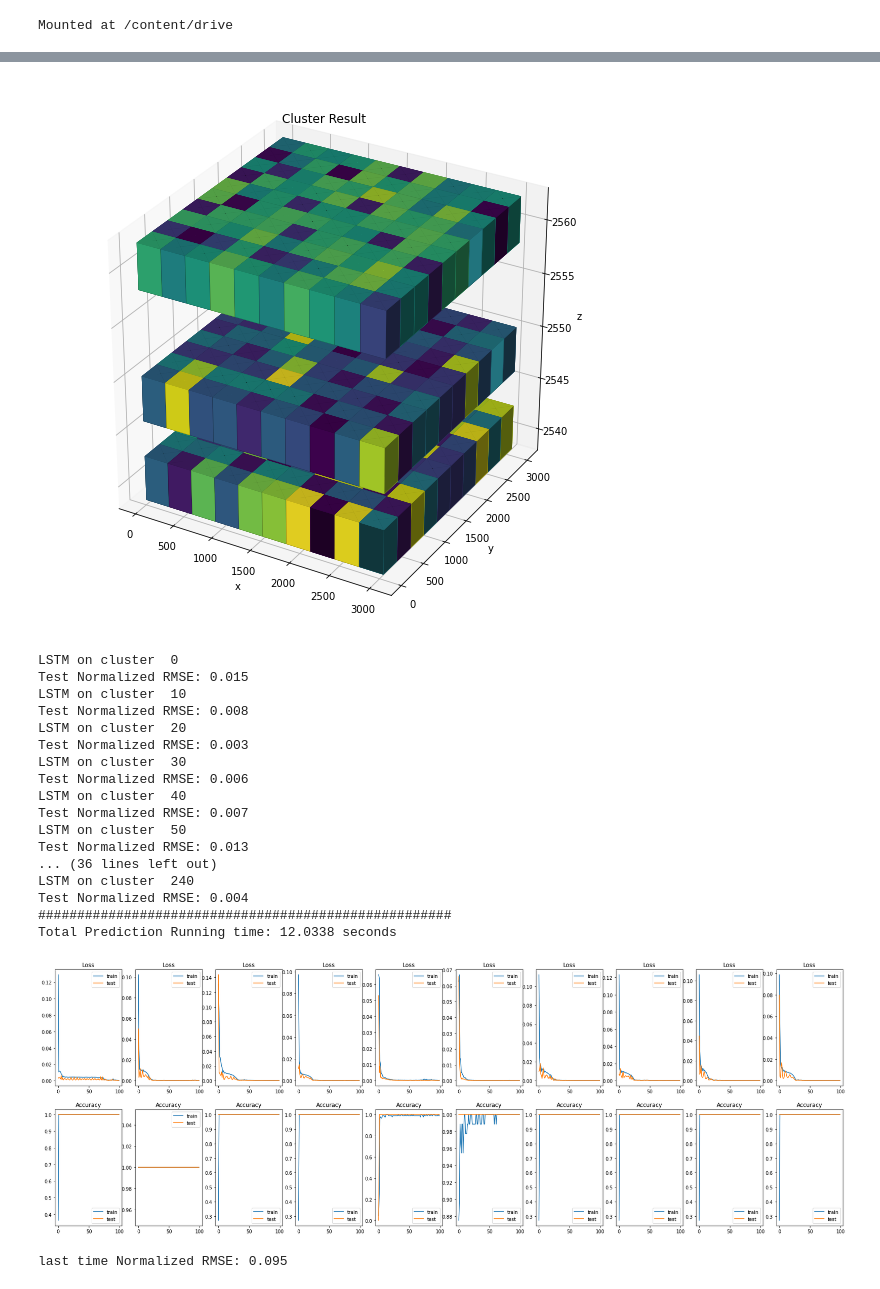
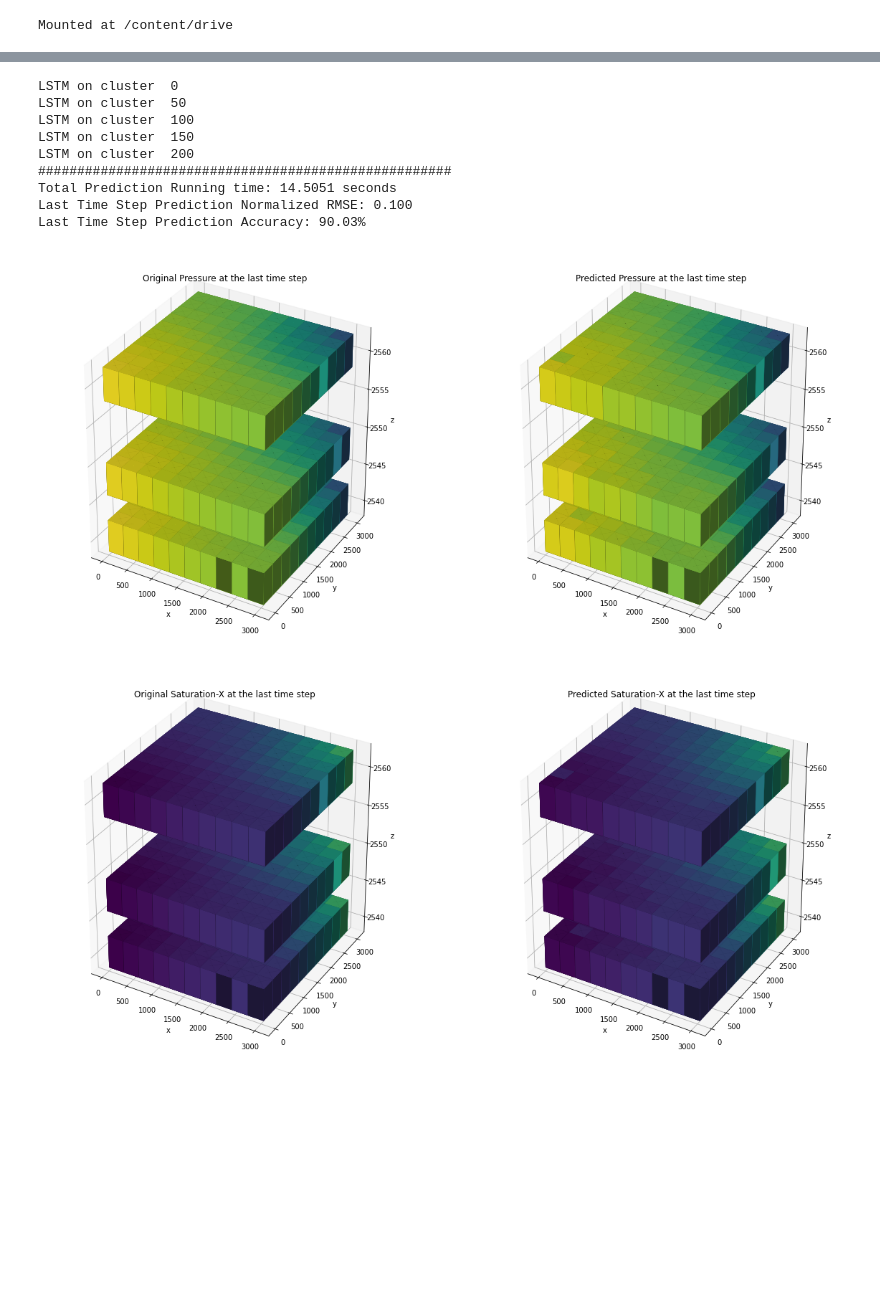
Before and after one commit to Zernjk/CO2-sequestration-Shell-., a Jupyter notebook: LSTM/Colab of data2_lstm.ipynb, the cells around one changed output, grey strips where cells are left out. Cells and saved outputs as stored; diff of their text form; code cells hidden in the pictures; blank space fills up the shorter version.

```diff
--- a/LSTM/Colab of data2_lstm.ipynb
+++ b/LSTM/Colab of data2_lstm.ipynb
@@ -505,6 +504,6 @@ def clustered_lstm(df_Grp, df_ps_lst, clusterby, n_clusters, random_state, test_
 # %%
 hyper_dic1 = {
-    'lstm_nodes':32,
+    'lstm_nodes':28,
     'batch_size':64,
     'epochs':100
 }
@@ -546,24 +549,16 @@ clustered_lstm(df_Grp=G_rp, df_ps_lst = df_ps_lst, clusterby='G', n_clusters=300
 # %%
-clustered_lstm(df_Grp=G_rp, df_ps_lst = df_ps_lst, clusterby='G', n_clusters=250, random_state=1234,
-               test_ratio=0.2, n_in=5, n_out=1, hyper_dic=hyper_dic1, feature='ps', response='ps')
+clustered_lstm(df_Grp=G_rp, df_ps_lst = df_ps_lst, clusterby='Grp', n_clusters=250, random_state=1234,
+               test_ratio=0.2, n_in=5, n_out=1, hyper_dic=hyper_dic1, feature='ps', response='ps',
+               plot_cluster=False, plot_history=False, plot_result=True)
 # %% [output]
+LSTM on cluster  0
+LSTM on cluster  50
+LSTM on cluster  100
+LSTM on cluster  150
+LSTM on cluster  200
+#####################################################
+Total Prediction Running time: 14.5051 seconds
+Last Time Step Prediction Normalized RMSE: 0.100
+Last Time Step Prediction Accuracy: 90.03%
-[figure, old version]
+[figure, new version]
-LSTM on cluster  0
-Test Normalized RMSE: 0.015
-LSTM on cluster  10
-Test Normalized RMSE: 0.008
-LSTM on cluster  20
-Test Normalized RMSE: 0.003
-LSTM on cluster  30
-Test Normalized RMSE: 0.006
-LSTM on cluster  40
-Test Normalized RMSE: 0.007
-LSTM on cluster  50
-Test Normalized RMSE: 0.013
-... (36 lines left out)
-LSTM on cluster  240
-Test Normalized RMSE: 0.004
-#####################################################
-Total Prediction Running time: 12.0338 seconds
-[figure, old version]
+[figure, new version]
-last time Normalized RMSE: 0.095
```
Also changed, not shown: parts of 5 cells of this notebook.
